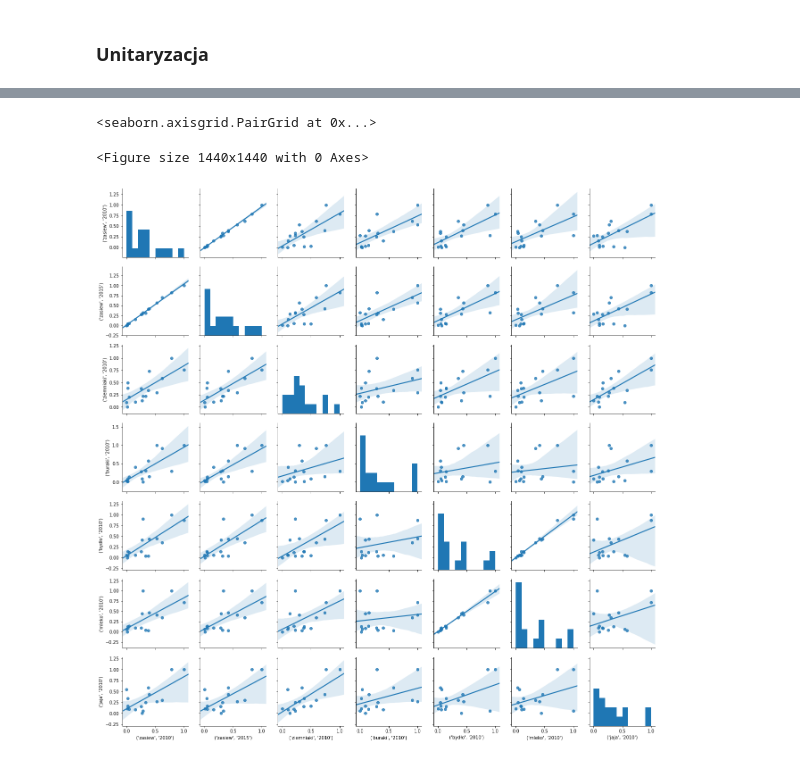
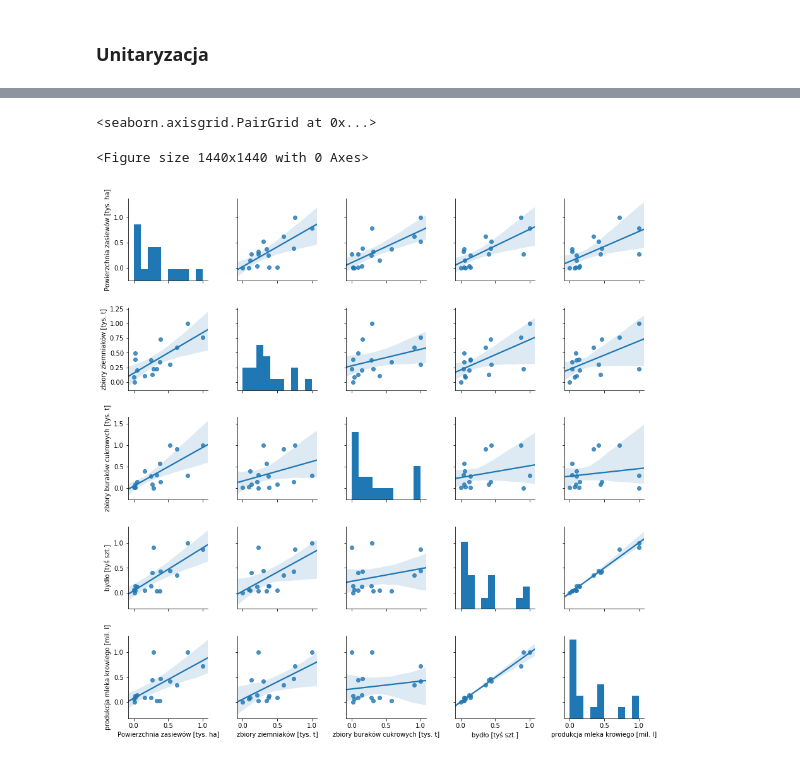
Before and after one commit to pracowniaPK/DataProject, a Jupyter notebook: project.ipynb, the cells around one changed output, grey strips where cells are left out. Cells and saved outputs as stored; diff of their text form; code cells hidden in the pictures.

```diff
--- a/project.ipynb
+++ b/project.ipynb
@@ -331,0 +339,4 @@ sns.heatmap(uni.astype(float).corr(),linewidths=0.05, # vmax=1.0, vmin = -1,
+# %%
+# Algorytm k-średnich
+clusters = KMeans(n_clusters = 4)
+uni['cluster'] = clusters.fit_predict(uni)
@@ -343,9 +446,9 @@ _ładne, niekowniecznie sensowne_
 # %%
 plt.figure(figsize=(20,20))
-sns.pairplot(uni.iloc[:,[0,1,3,6,9,12,15]], kind="reg")
+sns.pairplot(uni.xs('2010', axis=1, level=1).iloc[:,:5], kind="reg")
 # %% [output]
 <seaborn.axisgrid.PairGrid at 0x...>
 <Figure size 1440x1440 with 0 Axes>
-[figure, old version]
+[figure, new version]
 # %%
 plt.figure(figsize=(10,12))
```
Also changed, not shown: parts of 28 cells of this notebook, 3 other files.
